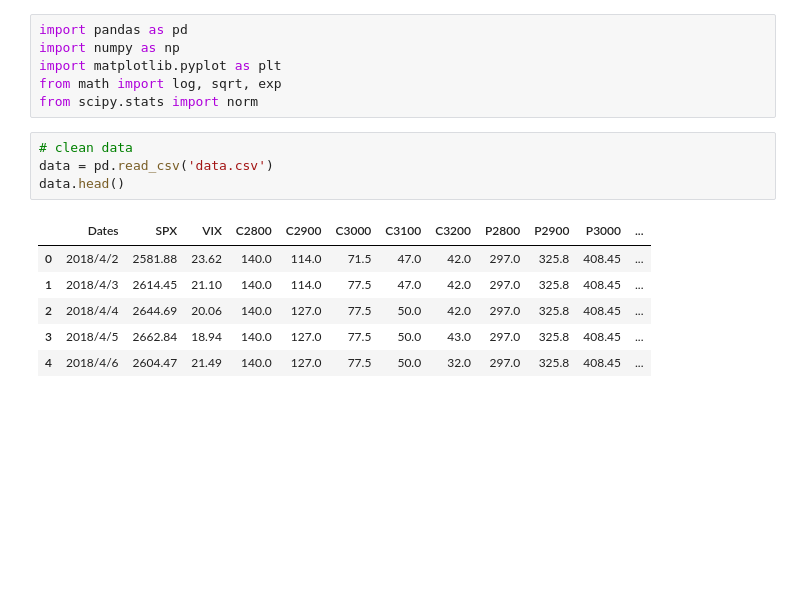
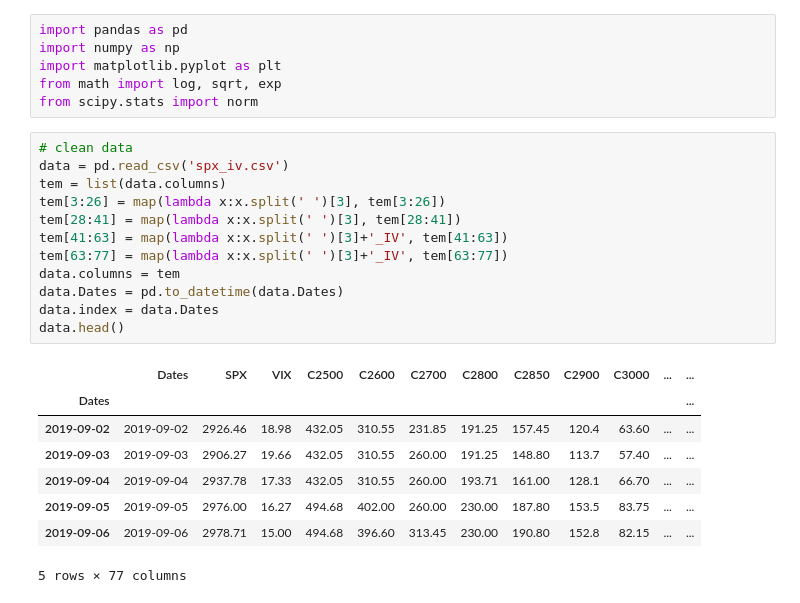
Before and after one commit to IrwinLai/SPX-Implied-Volatility, a Jupyter notebook: SPX_IV.ipynb, the cells around one changed output. Cells and saved outputs as stored; diff of their text form; blank space fills up the shorter version.

```diff
--- a/SPX_IV.ipynb
+++ b/SPX_IV.ipynb
@@ -4,17 +4,27 @@ import numpy as np
 import matplotlib.pyplot as plt
 from math import log, sqrt, exp
 from scipy.stats import norm
-# %%
-# clean data
-data = pd.read_csv('data.csv')
-data.head()
-# %% [output]
-|  | Dates | SPX | VIX | C2800 | C2900 | C3000 | C3100 | C3200 | P2800 | P2900 | P3000 | ... |
-| 0 | 2018/4/2 | 2581.88 | 23.62 | 140.0 | 114.0 | 71.5 | 47.0 | 42.0 | 297.0 | 325.8 | 408.45 | ... |
-| 1 | 2018/4/3 | 2614.45 | 21.10 | 140.0 | 114.0 | 77.5 | 47.0 | 42.0 | 297.0 | 325.8 | 408.45 | ... |
-| 2 | 2018/4/4 | 2644.69 | 20.06 | 140.0 | 127.0 | 77.5 | 50.0 | 42.0 | 297.0 | 325.8 | 408.45 | ... |
-| 3 | 2018/4/5 | 2662.84 | 18.94 | 140.0 | 127.0 | 77.5 | 50.0 | 43.0 | 297.0 | 325.8 | 408.45 | ... |
-| 4 | 2018/4/6 | 2604.47 | 21.49 | 140.0 | 127.0 | 77.5 | 50.0 | 32.0 | 297.0 | 325.8 | 408.45 | ... |
+# %%
+# clean data
+data = pd.read_csv('spx_iv.csv')
+tem = list(data.columns)
+tem[3:26] = map(lambda x:x.split(' ')[3], tem[3:26])
+tem[28:41] = map(lambda x:x.split(' ')[3], tem[28:41])
+tem[41:63] = map(lambda x:x.split(' ')[3]+'_IV', tem[41:63])
+tem[63:77] = map(lambda x:x.split(' ')[3]+'_IV', tem[63:77])
+data.columns = tem
+data.Dates = pd.to_datetime(data.Dates)
+data.index = data.Dates
+data.head()
+# %% [output]
+|  | Dates | SPX | VIX | C2500 | C2600 | C2700 | C2800 | C2850 | C2900 | C3000 | ... | ... |
+| Dates |  |  |  |  |  |  |  |  |  |  |  | ... |
+| 2019-09-02 | 2019-09-02 | 2926.46 | 18.98 | 432.05 | 310.55 | 231.85 | 191.25 | 157.45 | 120.4 | 63.60 | ... | ... |
+| 2019-09-03 | 2019-09-03 | 2906.27 | 19.66 | 432.05 | 310.55 | 260.00 | 191.25 | 148.80 | 113.7 | 57.40 | ... | ... |
+| 2019-09-04 | 2019-09-04 | 2937.78 | 17.33 | 432.05 | 310.55 | 260.00 | 193.71 | 161.00 | 128.1 | 66.70 | ... | ... |
+| 2019-09-05 | 2019-09-05 | 2976.00 | 16.27 | 494.68 | 402.00 | 260.00 | 230.00 | 187.80 | 153.5 | 83.75 | ... | ... |
+| 2019-09-06 | 2019-09-06 | 2978.71 | 15.00 | 494.68 | 396.60 | 313.45 | 230.00 | 190.80 | 152.8 | 82.15 | ... | ... |
+5 rows × 77 columns
 # %%
 # using SPFR to replace LIBOR
 # Why SOFR increased by 2.5% on Sept 17th?
```
Also changed, not shown: parts of 4 cells of this notebook, 1 other file.
